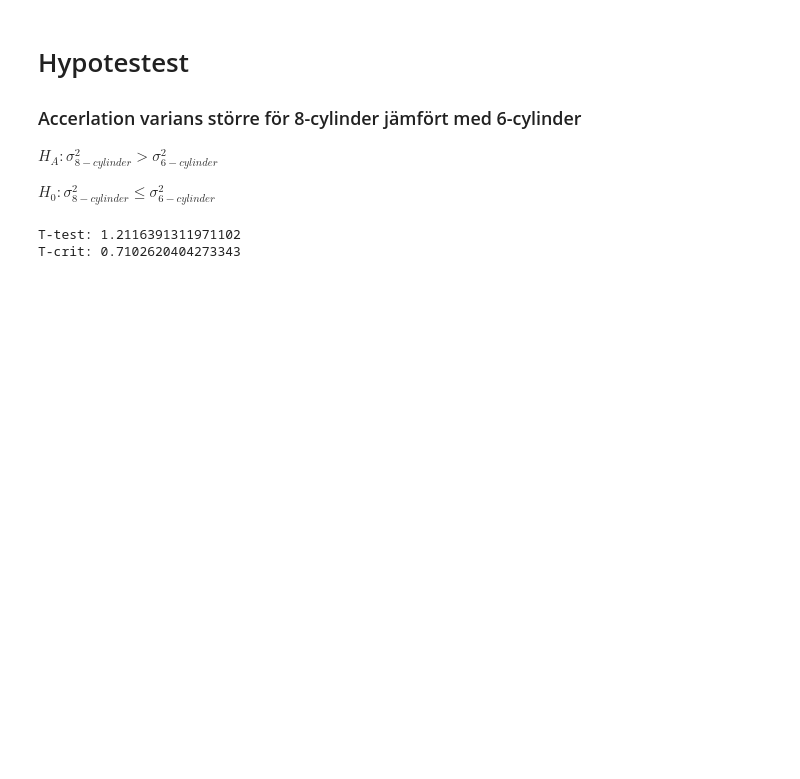
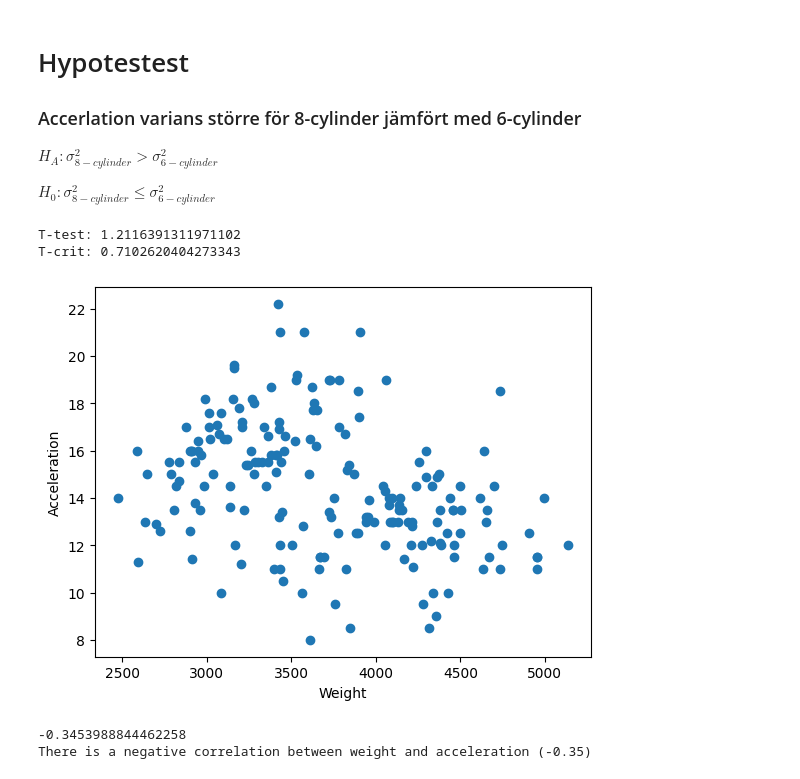
Before and after one commit to Danneftw1/Statistik, a Jupyter notebook: Inlämning.ipynb, the cells around one changed output. Saved outputs shown, nothing was run; the diff lists cells and outputs as text; code cells hidden in the pictures; blank space fills up the shorter version.

Commit message:
added simple correlation test

```diff
--- a/Inlämning.ipynb
+++ b/Inlämning.ipynb
@@ -193,3 +193,23 @@ print(f"T-crit: {Tcrit}")
 # %% [output]
 T-test: 1.2116391311971102
 T-crit: 0.7102620404273343
+# %%
+df = df[(df["cylinders"] == 6) | (df["cylinders"] == 8)]
+
+correlation = df["weight"].corr(df["acceleration"])
+
+plt.scatter(df["weight"], df["acceleration"])
+plt.xlabel("Weight")
+plt.ylabel("Acceleration")
+plt.show()
+
+print(correlation)
+
+if correlation > 0:
+    print(f"There is a positive correlation between weight and acceleration ({correlation:.2f})")
+elif correlation < 0:
+    print(f"There is a negative correlation between weight and acceleration ({correlation:.2f})")
+# %% [output]
+[figure, added]
+-0.3453988844462258
+There is a negative correlation between weight and acceleration (-0.35)
```
